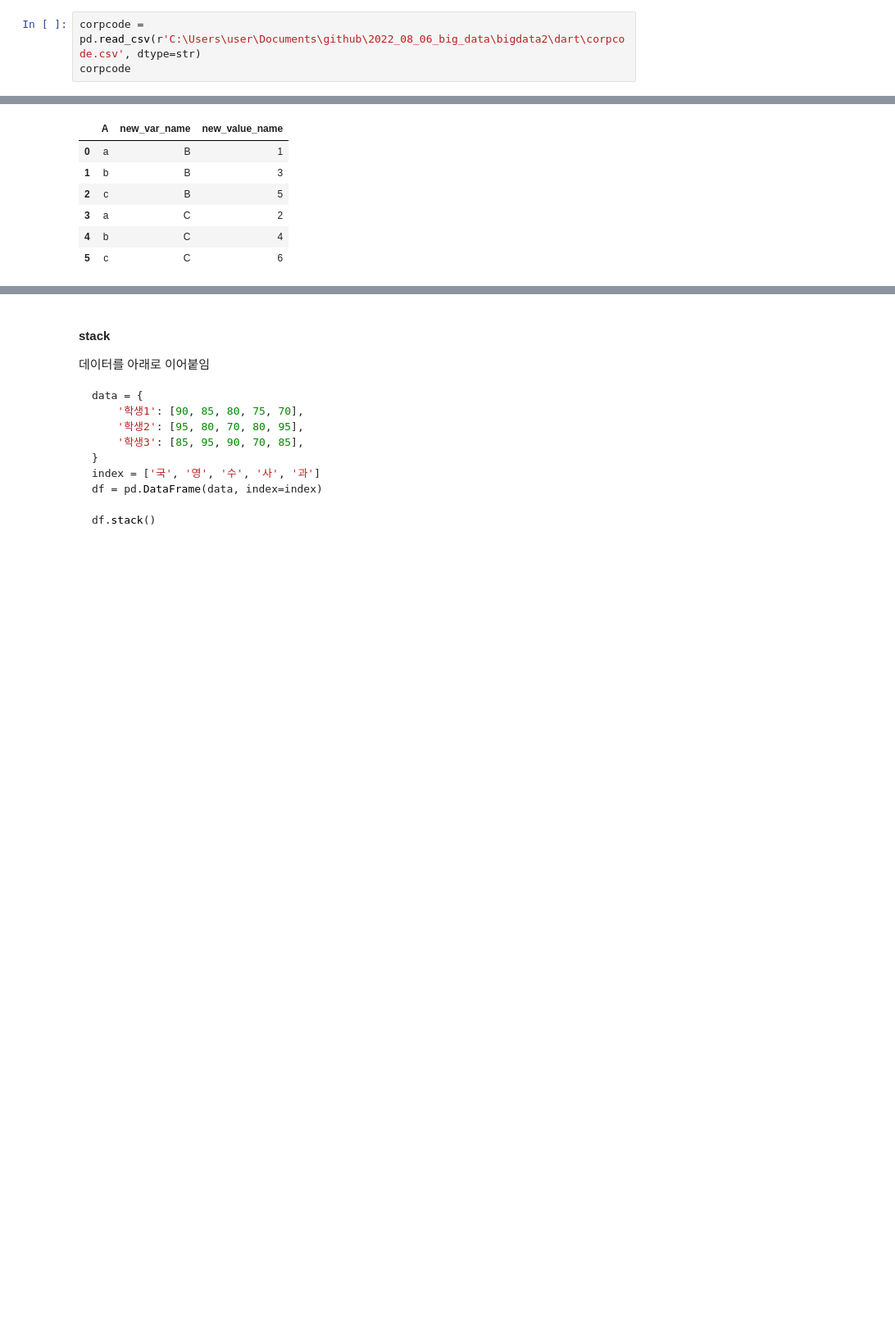
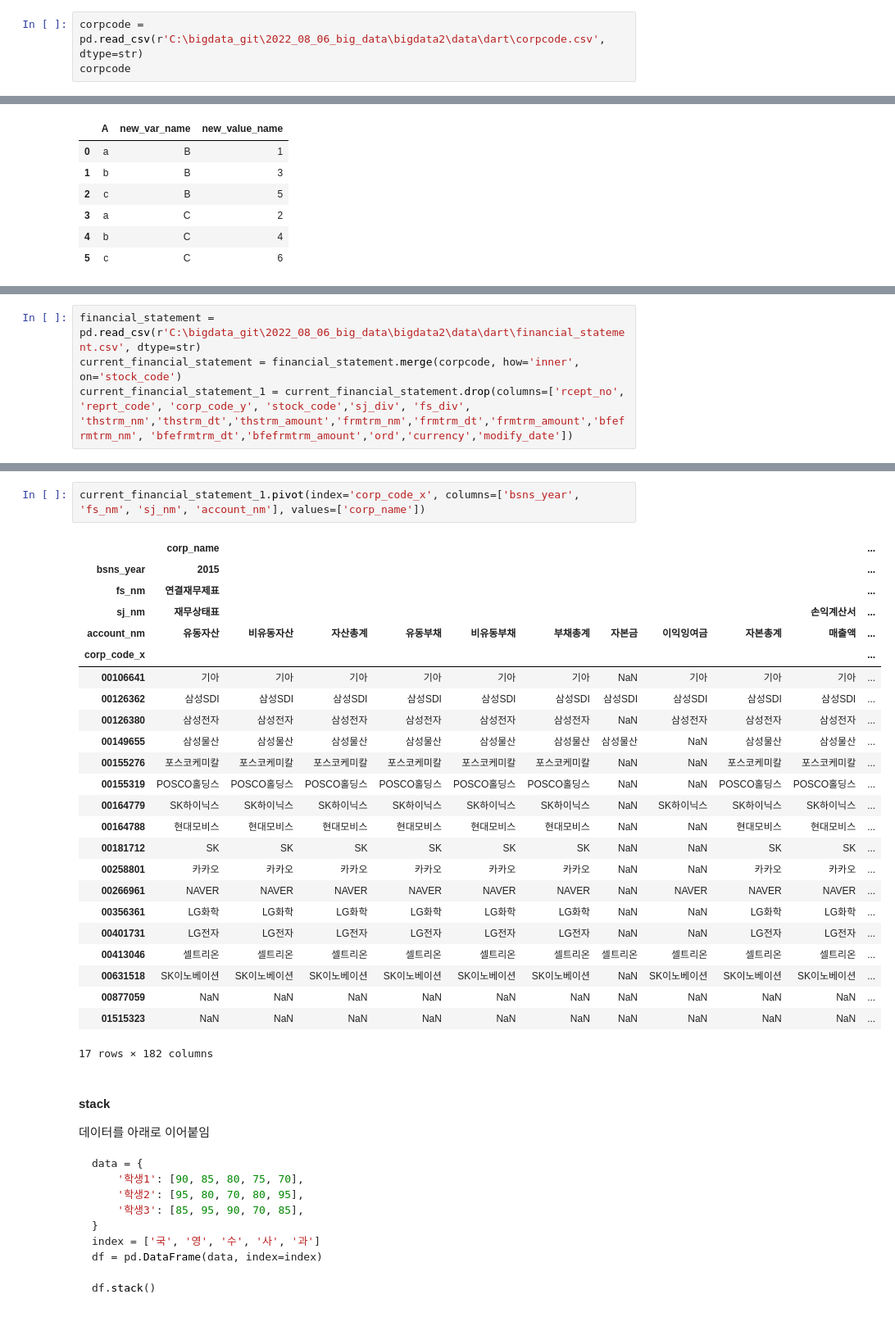
Before and after one commit to soldierzeus/bigdata_thunder, a Jupyter notebook: bigdata2/day05.ipynb, the cells around one changed output, grey strips where cells are left out. Shown at 82% size. Cells and saved outputs as stored; diff of their text form; blank space fills up the shorter version.

```diff
--- a/bigdata2/day05.ipynb
+++ b/bigdata2/day05.ipynb
@@ -1788,7 +1891,7 @@ ticker
 | 18 | LG전자 | 066570 |
 | 19 | 포스코케미칼 | 003670 |
 # %%
-corpcode = pd.read_csv(r'C:\Users\user\Documents\github\2022_08_06_big_data\bigdata2\dart\corpcode.csv', dtype=str)
+corpcode = pd.read_csv(r'C:\bigdata_git\2022_08_06_big_data\bigdata2\data\dart\corpcode.csv', dtype=str)
 corpcode
 # %% [output]
 |  | corp_code | corp_name | stock_code | modify_date |
@@ -2040,0 +2153,4 @@ df.melt(id_vars=['A'], value_vars=['B', 'C'], var_name='new_var_name', value_nam
+# %%
+financial_statement = pd.read_csv(r'C:\bigdata_git\2022_08_06_big_data\bigdata2\data\dart\financial_statement.csv', dtype=str)
+current_financial_statement = financial_statement.merge(corpcode, how='inner', on='stock_code')
+current_financial_statement_1 = current_financial_statement.drop(columns=['rcept_no', 'reprt_code', 'corp_code_y', 'stock_code','sj_div', 'fs_div', 'thstrm_nm','thstrm_dt','thstrm_amount','frmtrm_nm','frmtrm_dt','frmtrm_amount','bfefrmtrm_nm', 'bfefrmtrm_dt','bfefrmtrm_amount','ord','currency','modify_date'])
@@ -2041,3 +2173,30 @@ df.melt(id_vars=['A'], value_vars=['B', 'C'], var_name='new_var_name', value_nam
+# %%
+current_financial_statement_1.pivot(index='corp_code_x', columns=['bsns_year', 'fs_nm', 'sj_nm', 'account_nm'], values=['corp_name'])
+# %% [output]
+|  | corp_name |  |  |  |  |  |  |  |  |  | ... |
+| bsns_year | 2015 |  |  |  |  |  |  |  |  |  | ... |
+| fs_nm | 연결재무제표 |  |  |  |  |  |  |  |  |  | ... |
+| sj_nm | 재무상태표 |  |  |  |  |  |  |  |  | 손익계산서 | ... |
+| account_nm | 유동자산 | 비유동자산 | 자산총계 | 유동부채 | 비유동부채 | 부채총계 | 자본금 | 이익잉여금 | 자본총계 | 매출액 | ... |
+| corp_code_x |  |  |  |  |  |  |  |  |  |  | ... |
+| 00106641 | 기아 | 기아 | 기아 | 기아 | 기아 | 기아 | NaN | 기아 | 기아 | 기아 | ... |
+| 00126362 | 삼성SDI | 삼성SDI | 삼성SDI | 삼성SDI | 삼성SDI | 삼성SDI | 삼성SDI | 삼성SDI | 삼성SDI | 삼성SDI | ... |
+| 00126380 | 삼성전자 | 삼성전자 | 삼성전자 | 삼성전자 | 삼성전자 | 삼성전자 | NaN | 삼성전자 | 삼성전자 | 삼성전자 | ... |
+| 00149655 | 삼성물산 | 삼성물산 | 삼성물산 | 삼성물산 | 삼성물산 | 삼성물산 | 삼성물산 | NaN | 삼성물산 | 삼성물산 | ... |
+| 00155276 | 포스코케미칼 | 포스코케미칼 | 포스코케미칼 | 포스코케미칼 | 포스코케미칼 | 포스코케미칼 | NaN | NaN | 포스코케미칼 | 포스코케미칼 | ... |
+| 00155319 | POSCO홀딩스 | POSCO홀딩스 | POSCO홀딩스 | POSCO홀딩스 | POSCO홀딩스 | POSCO홀딩스 | NaN | NaN | POSCO홀딩스 | POSCO홀딩스 | ... |
+| 00164779 | SK하이닉스 | SK하이닉스 | SK하이닉스 | SK하이닉스 | SK하이닉스 | SK하이닉스 | NaN | SK하이닉스 | SK하이닉스 | SK하이닉스 | ... |
+| 00164788 | 현대모비스 | 현대모비스 | 현대모비스 | 현대모비스 | 현대모비스 | 현대모비스 | NaN | NaN | 현대모비스 | 현대모비스 | ... |
+| 00181712 | SK | SK | SK | SK | SK | SK | NaN | NaN | SK | SK | ... |
+| 00258801 | 카카오 | 카카오 | 카카오 | 카카오 | 카카오 | 카카오 | NaN | NaN | 카카오 | 카카오 | ... |
+| 00266961 | NAVER | NAVER | NAVER | NAVER | NAVER | NAVER | NaN | NAVER | NAVER | NAVER | ... |
+| 00356361 | LG화학 | LG화학 | LG화학 | LG화학 | LG화학 | LG화학 | NaN | NaN | LG화학 | LG화학 | ... |
+| 00401731 | LG전자 | LG전자 | LG전자 | LG전자 | LG전자 | LG전자 | NaN | NaN | LG전자 | LG전자 | ... |
+| 00413046 | 셀트리온 | 셀트리온 | 셀트리온 | 셀트리온 | 셀트리온 | 셀트리온 | 셀트리온 | 셀트리온 | 셀트리온 | 셀트리온 | ... |
+| 00631518 | SK이노베이션 | SK이노베이션 | SK이노베이션 | SK이노베이션 | SK이노베이션 | SK이노베이션 | NaN | SK이노베이션 | SK이노베이션 | SK이노베이션 | ... |
+| 00877059 | NaN | NaN | NaN | NaN | NaN | NaN | NaN | NaN | NaN | NaN | ... |
+| 01515323 | NaN | NaN | NaN | NaN | NaN | NaN | NaN | NaN | NaN | NaN | ... |
+17 rows × 182 columns
 # %% [markdown]
 #### stack
 데이터를 아래로 이어붙임
```
Also changed, not shown: parts of 22 cells of this notebook.
